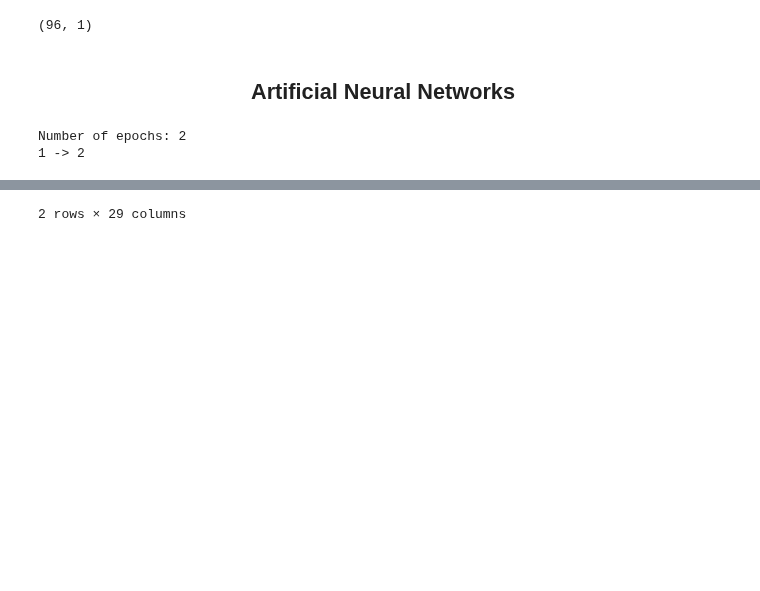
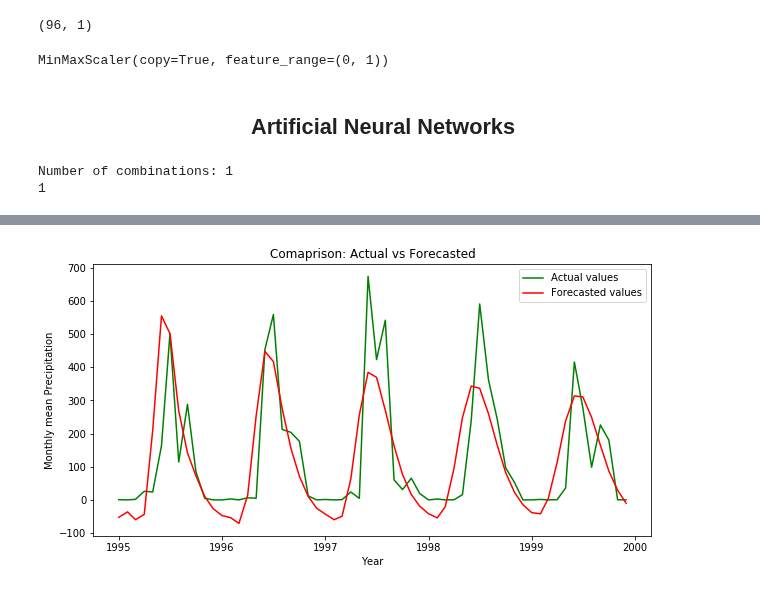
Before and after one commit to Abhishekmamidi123/Time-Series-Forecasting, a Jupyter notebook: Pune_precipitation_analyis_1972_to_2002/Artificial_Neural_Networks.ipynb, the cells around one changed output, grey strips where cells are left out. Saved outputs shown, nothing was run; the diff lists cells and outputs as text; code cells hidden in the pictures; blank space fills up the shorter version.

```diff
--- a/Pune_precipitation_analyis_1972_to_2002/Artificial_Neural_Networks.ipynb
+++ b/Pune_precipitation_analyis_1972_to_2002/Artificial_Neural_Networks.ipynb
@@ -102,6 +102,9 @@ test_rainfall_data.shape
 (96, 1)
 # %%
 scaler = MinMaxScaler(feature_range=(0, 1))
+scaler.fit(rainfall_data)
+# %% [output]
+MinMaxScaler(copy=True, feature_range=(0, 1))
 # %% [markdown]
 ## <center> Artificial Neural Networks </center>
 # %%
@@ -161,7 +169,8 @@ def forecast_FNN(model, input_sequence, future_steps):
         input_sequence[0] = np.append(forecasted_value, input_sequence[0][:-1])
     return forecasted_values
 # %%
-def FNN(data, look_back, hidden_nodes, output_nodes, epochs, batch_size, future_steps):
+def FNN(data, look_back, hidden_nodes, output_nodes, epochs, batch_size, future_steps, scaler):
+    data = scaler.transform(data)
     X_train, y_train, input_seq_for_test_FNN = preprocess_FNN(data, look_back)
     X_train, y_train = reshape_arrays(X_train, y_train)
 
@@ -171,13 +180,15 @@ def FNN(data, look_back, hidden_nodes, output_nodes, epochs, batch_size, future_
     input_seq_for_test_FNN = np.reshape(input_seq_for_test_FNN, (1, len(input_seq_for_test_FNN)))
     forecasted_values_FNN = forecast_FNN(model_FNN, input_sequence=input_seq_for_test_FNN, future_steps=future_steps)
 
+    forecasted_values_FNN = list(scaler.inverse_transform([forecasted_values_FNN])[0])
+
     return model_FNN, forecasted_values_FNN
 # %%
-def get_accuracies_FNN(rainfall_data, test_rainfall_data, parameters):
+def get_accuracies_FNN(rainfall_data, test_rainfall_data, parameters, scaler):
     combination_of_params = get_combinations(parameters)
     information_FNN = []
     iterator = 0
-    print('Number of epochs: ' + str(len(combination_of_params)))
+    print('Number of combinations: ' + str(len(combination_of_params)))
 
     for param in combination_of_params:
         if (iterator+1) != len(combination_of_params):
@@ -193,7 +204,7 @@ def get_accuracies_FNN(rainfall_data, test_rainfall_data, parameters):
         batch_size = param[4]
         future_steps = param[5]
 
-        model_FNN, forecasted_values_FNN = FNN(rainfall_data, look_back, hidden_nodes, output_nodes, epochs, batch_size, future_steps)
+        model_FNN, forecasted_values_FNN = FNN(rainfall_data, look_back, hidden_nodes, output_nodes, epochs, batch_size, future_steps, scaler)
 
         y_true = test_rainfall_data.ix[:future_steps].Precipitation
         mse, mae, mape, rmse = calculate_performance(y_true, forecasted_values_FNN)
@@ -345,8 +355,26 @@ def reshape_arrays(X_train, y_train):
+# %%
+def analyze_results(data_frame, test_rainfall_data):
+    optimized_params = data_frame.iloc[data_frame.RMSE.argmin]
+    future_steps = optimized_params.future_steps
+    forecast_values = optimized_params[-1*int(future_steps):]
+    y_true = test_rainfall_data.ix[:int(future_steps)]
+    forecast_values.index = y_true.index
+
+    plt.figure(figsize=(10,5))
+    plt.plot(y_true, color='green', label='Actual values')
+    plt.plot(forecast_values, color='red', label='Forecasted values')
+    plt.title('Comaprison: Actual vs Forecasted')
+    plt.xlabel('Year')
+    plt.ylabel('Monthly mean Precipitation')
+    plt.legend(loc='best')
+
+    return optimized_params
 # %%
 # look_back, hidden_nodes, output_nodes, epochs, batch_size, future_steps
 
-parameters = [[2,3], [2], [1], [10], [5], [20]]
-get_accuracies_FNN(rainfall_data, test_rainfall_data, parameters)
+parameters = [[12], [4], [1], [50], [10], [60]]
+information_FNN_df = get_accuracies_FNN(rainfall_data, test_rainfall_data, parameters, scaler)
+optimized_params = analyze_results(information_FNN_df, test_rainfall_data)
 # %% [output]
-Number of epochs: 2
-1 -> 2
+Number of combinations: 1
+1
@@ -356,4 +381,4 @@ Number of epochs: 2
-2 rows × 29 columns
+[figure, added]
 # %%
 # time_lagged_points, hidden_nodes, output_nodes, epochs, batch_size, future_steps
 
```
Also changed, not shown: parts of 16 cells of this notebook.
